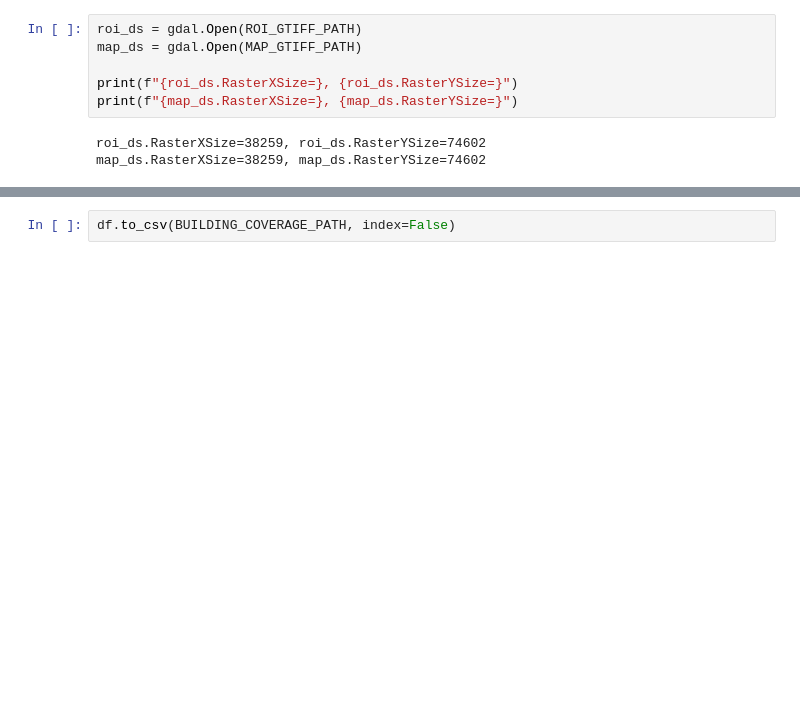
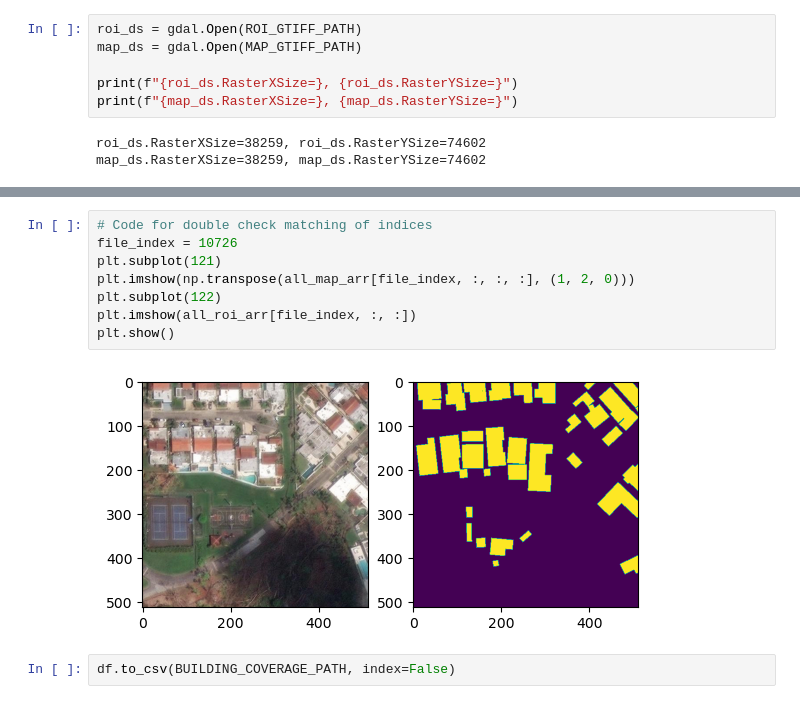
Before and after one commit to hongjiaherng/storm-damage-detection, a Jupyter notebook: notebooks/Shrinking the Labelling Space Building ROIs.ipynb, the cells around one changed output, grey strips where cells are left out. Drawn from its saved outputs; the diff is of its cells as text; blank space fills up the shorter version.

```diff
--- a/notebooks/Shrinking the Labelling Space Building ROIs.ipynb
+++ b/notebooks/Shrinking the Labelling Space Building ROIs.ipynb
@@ -165,3 +188,13 @@ df
+# %%
+# Code for double check matching of indices
+file_index = 10726
+plt.subplot(121)
+plt.imshow(np.transpose(all_map_arr[file_index, :, :, :], (1, 2, 0)))
+plt.subplot(122)
+plt.imshow(all_roi_arr[file_index, :, :])
+plt.show()
+# %% [output]
+[figure, added]
 # %%
 df.to_csv(BUILDING_COVERAGE_PATH, index=False)
 # %%
```
Also changed, not shown: parts of 11 cells of this notebook, 1 other file.
